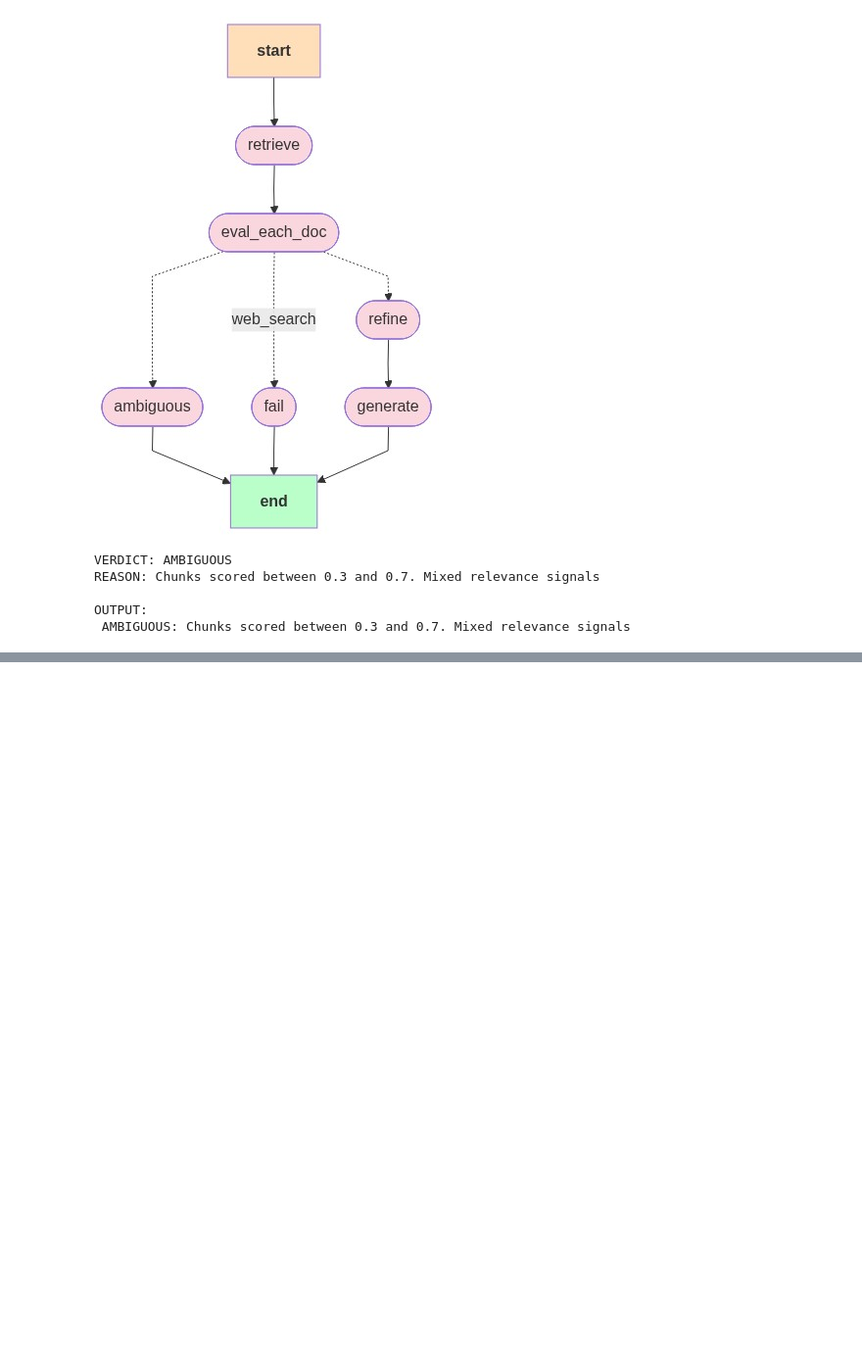
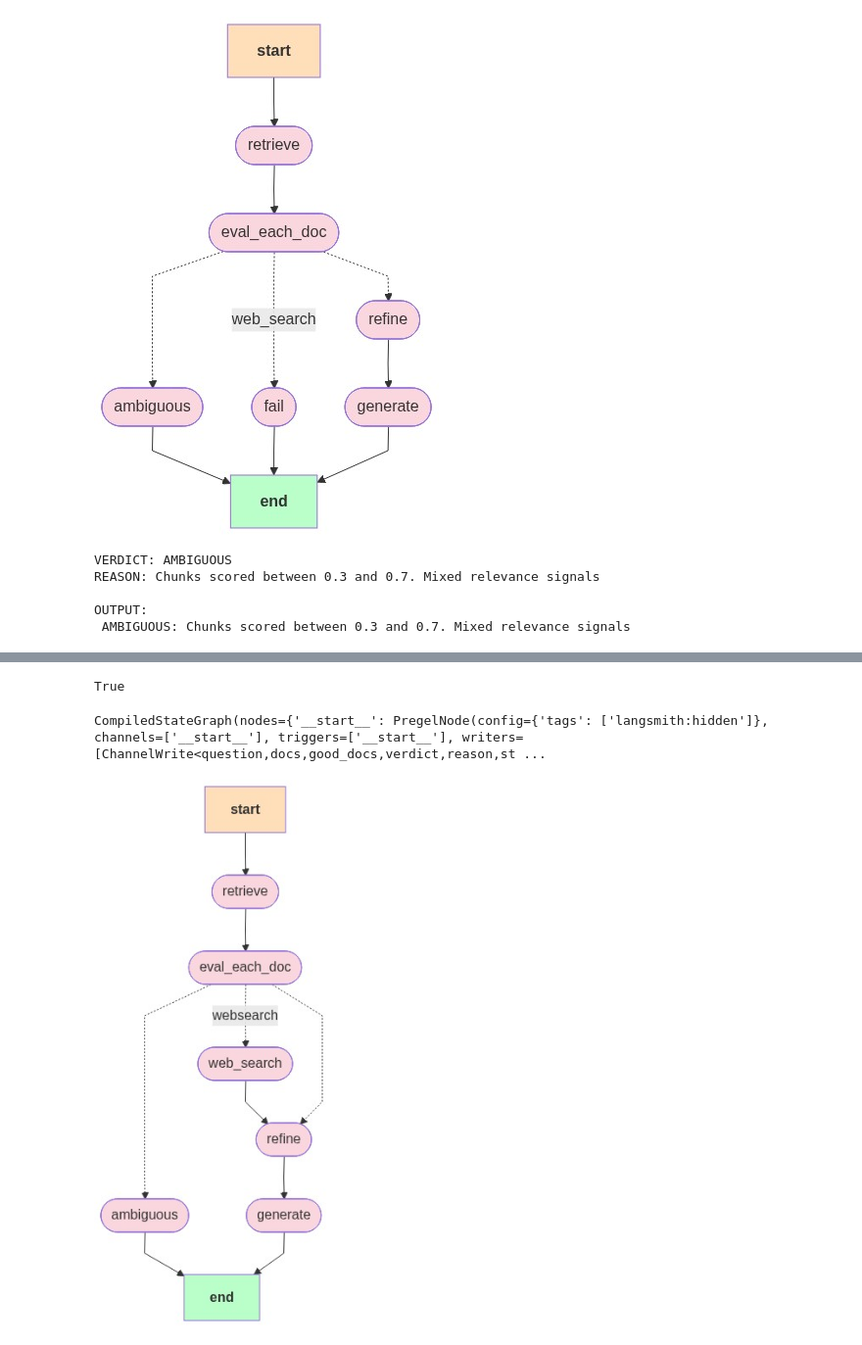
Before and after one commit to 110119076/LangChainDemo, a Jupyter notebook: 16-CRAG/1_basic_rag.ipynb, the cells around one changed output, grey strips where cells are left out. Shown at 98% size. Cells and saved outputs as stored; diff of their text form; code cells hidden in the pictures; blank space fills up the shorter version.

Commit message:
feat: Web Search Refined RAG

```diff
--- a/16-CRAG/1_basic_rag.ipynb
+++ b/16-CRAG/1_basic_rag.ipynb
@@ -362,7 +362,9 @@ filter_prompt = ChatPromptTemplate.from_messages(
             "system",
             "You are a strict relevance filter.\n"
             "Return keep=true only if the sentence directly helps answer the question.\n"
-            "Use ONLY the sentence. Output JSON only.",
+            "Return keep=false otherwise.\n"
+            "IMPORTANT: keep must be a JSON boolean, not a string.\n"
+            "Output valid JSON only.",
         ),
         ("human", "Question: {question}\n\nSentence:\n{sentence}"),
     ]
@@ -474,0 +479,20 @@ OUTPUT:
+# %%
+from typing import List, TypedDict, Literal
+from pydantic import BaseModel
+import re
+
+from langchain_community.document_loaders import PyPDFLoader
+from langchain_community.vectorstores import FAISS
+from langchain_openai import OpenAIEmbeddings, ChatOpenAI
+from langchain_text_splitters import RecursiveCharacterTextSplitter
+from langchain_core.documents import Document
+from langchain_core.prompts import ChatPromptTemplate
+
+from langgraph.graph import StateGraph, START, END
+from dotenv import load_dotenv
+
+# ✅ add this import
+from langchain_community.tools.tavily_search import TavilySearchResults
+load_dotenv()
+# %% [output]
+True
@@ -474,0 +563,39 @@ OUTPUT:
+# %%
+g = StateGraph(State)
+
+g.add_node("retrieve", retrieve)
+g.add_node("eval_each_doc", eval_each_doc)
+g.add_node("web_search", web_search_node)
+g.add_node("refine", refine)
+g.add_node("generate", generate)
+g.add_node("ambiguous", ambiguous_node)
+
+g.add_edge(START, "retrieve")
+g.add_edge("retrieve", "eval_each_doc")
+
+g.add_conditional_edges("eval_each_doc",
+                        route_after_eval,
+                        {"refine":"refine",
+                         "websearch": "web_search",
+                         "ambiguous": "ambiguous"})
+
+g.add_edge("web_search", "refine")
+g.add_edge("refine", "generate")
+
+g.add_edge("generate", END)
+g.add_edge("ambiguous", END)
+
+app = g.compile()
+app
+# %% [output]
+CompiledStateGraph(nodes={'__start__': PregelNode(config={'tags': ['langsmith:hidden']}, channels=['__start__'], triggers=['__start__'], writers=[ChannelWrite<question,docs,good_docs,verdict,reason,st ...
+# %%
+from IPython.display import Image, display
+
+try:
+    display(Image(app.get_graph().draw_mermaid_png()))
+except Exception:
+    # This requires some extra dependencies and is optional
+    pass
+# %% [output]
+[figure, added]
```
Also changed, not shown: parts of 9 cells of this notebook.
